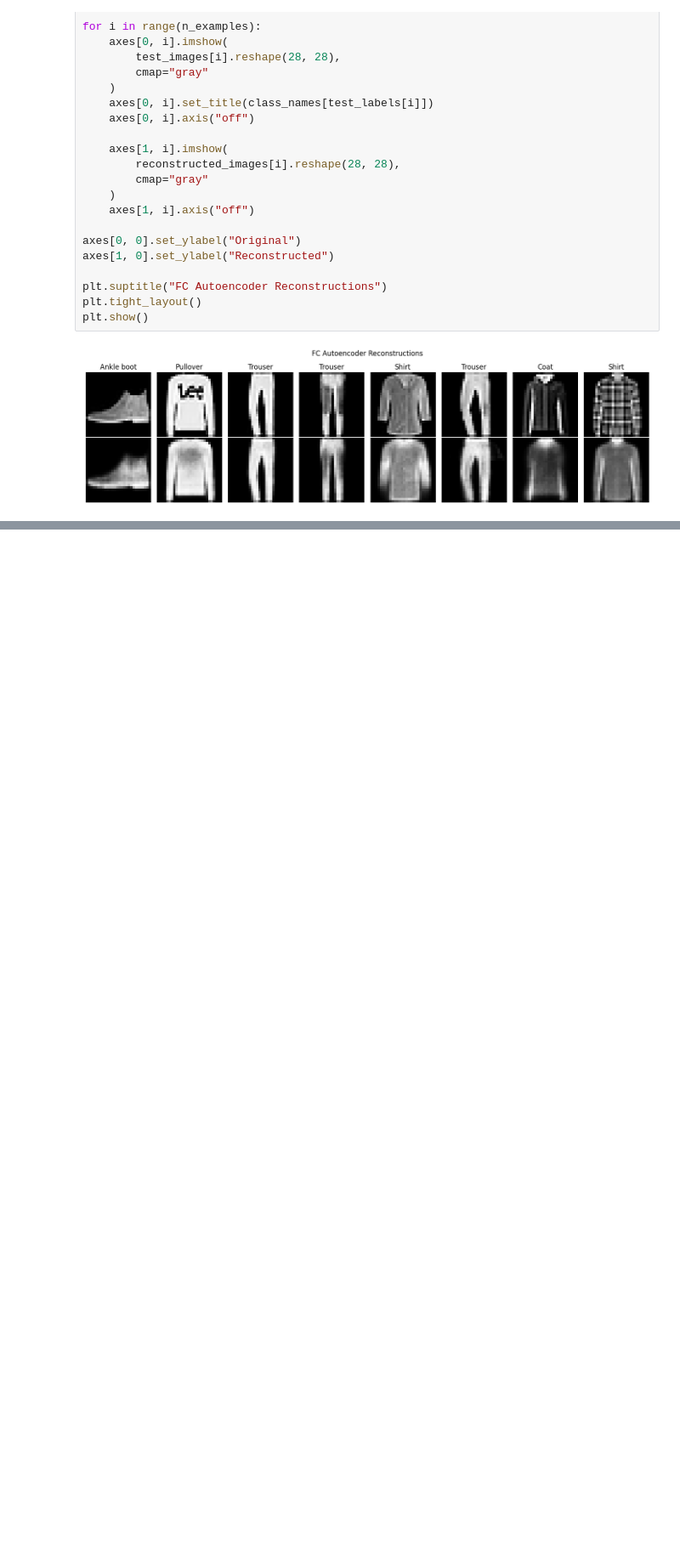
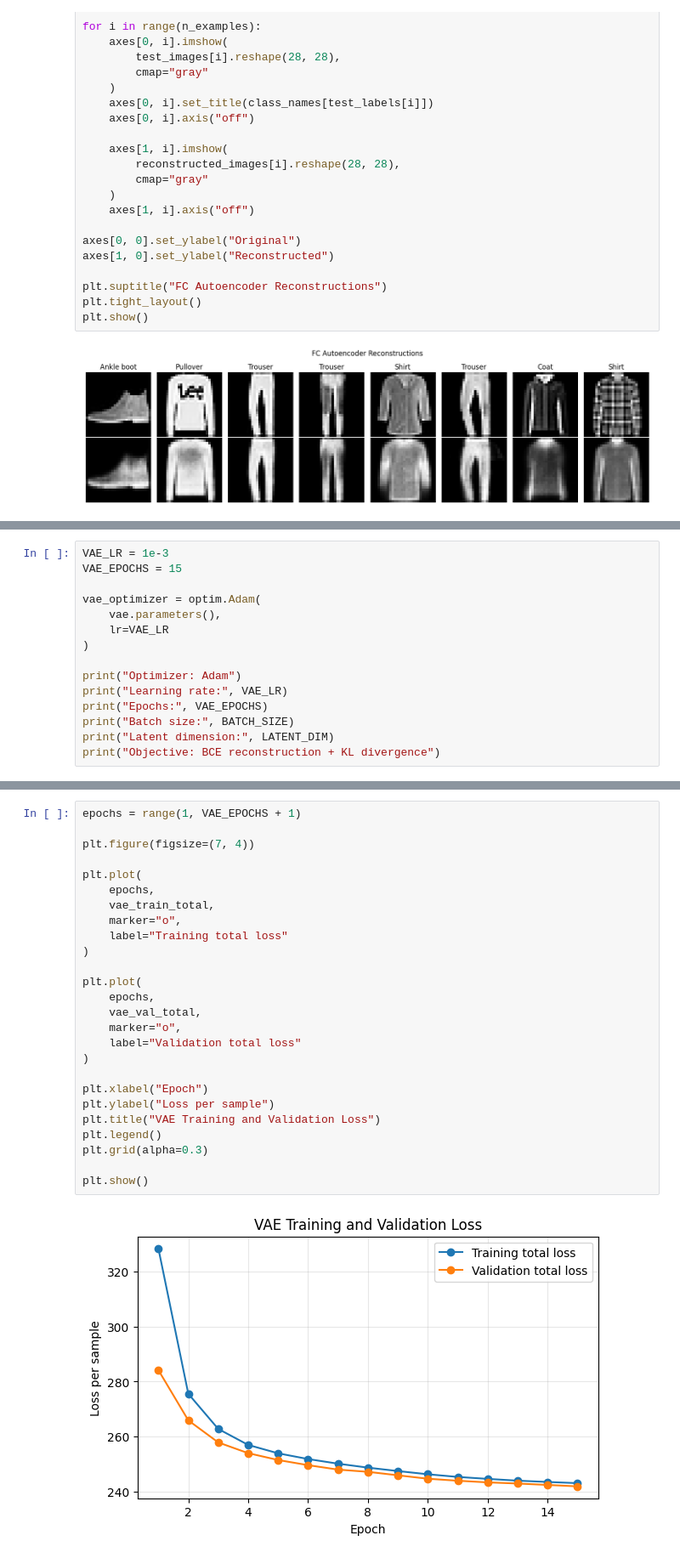
Before and after one commit to DrashtiShah23/data266-2046, a Jupyter notebook: hw7/HW7.ipynb, the cells around one changed output, grey strips where cells are left out. Shown at 85% size. Saved outputs shown, nothing was run; the diff lists cells and outputs as text; blank space fills up the shorter version.

```diff
--- a/hw7/HW7.ipynb
+++ b/hw7/HW7.ipynb
@@ -536,0 +679,15 @@ plt.show()
+# %%
+VAE_LR = 1e-3
+VAE_EPOCHS = 15
+
+vae_optimizer = optim.Adam(
+    vae.parameters(),
+    lr=VAE_LR
+)
+
+print("Optimizer: Adam")
+print("Learning rate:", VAE_LR)
+print("Epochs:", VAE_EPOCHS)
+print("Batch size:", BATCH_SIZE)
+print("Latent dimension:", LATENT_DIM)
+print("Objective: BCE reconstruction + KL divergence")
@@ -536,0 +849,28 @@ plt.show()
+# %%
+epochs = range(1, VAE_EPOCHS + 1)
+
+plt.figure(figsize=(7, 4))
+
+plt.plot(
+    epochs,
+    vae_train_total,
+    marker="o",
+    label="Training total loss"
+)
+
+plt.plot(
+    epochs,
+    vae_val_total,
+    marker="o",
+    label="Validation total loss"
+)
+
+plt.xlabel("Epoch")
+plt.ylabel("Loss per sample")
+plt.title("VAE Training and Validation Loss")
+plt.legend()
+plt.grid(alpha=0.3)
+
+plt.show()
+# %% [output]
+[figure, added]
```
Also changed, not shown: parts of 12 cells of this notebook.
